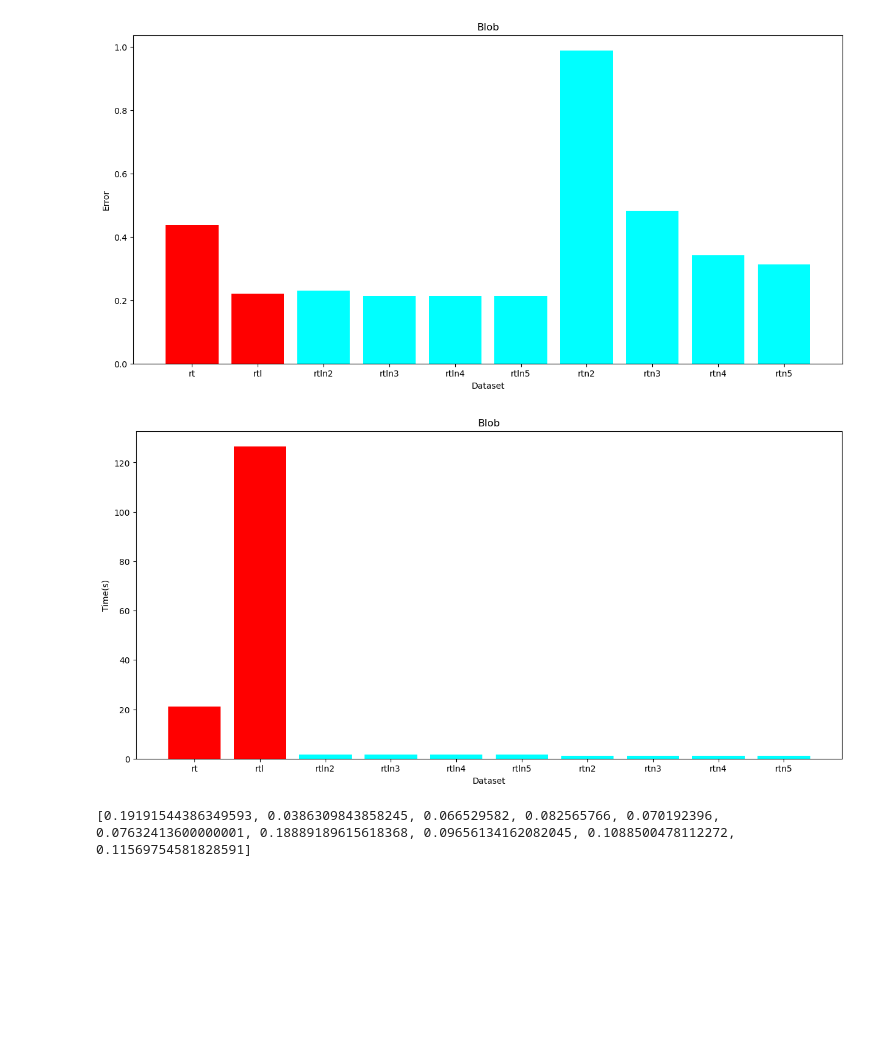
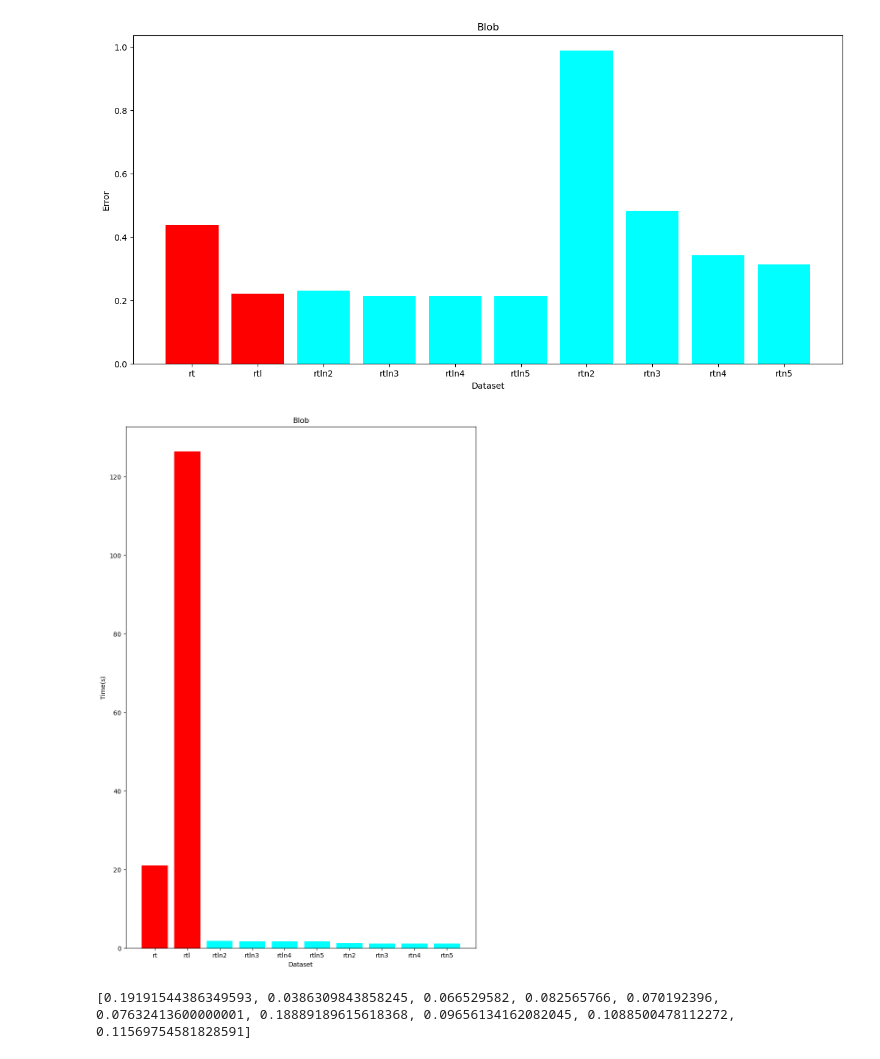
Before and after one commit to banpeter/NBRT, a Jupyter notebook: results.ipynb, the cells around one changed output. Saved outputs shown, nothing was run; the diff lists cells and outputs as text; code cells hidden in the pictures; blank space fills up the shorter version.

```diff
--- a/results.ipynb
+++ b/results.ipynb
@@ -212,30 +212,30 @@ plt.show()
 # %% [output]
 [figure]
 # %%
-plt.rcParams["figure.figsize"] = (15,7)
+plt.rcParams["figure.figsize"] = (10,15)
 
 data = [times[0][0],times[1][0]]
 
 
 for i in times[2:]:
 
     for j in i[0]:
         data.append(j)
 
 
 #print(house_data)
 #plt.bar(["rt","rtl","rtln2","rtln3","rtln4","rtln5","rtn2","rtn3","rtn4","rtn4","rtlni2","rtlni3","rtlni4","rtlni5"],data,color=['red', 'red', 'cyan', 'cyan', 'cyan','cyan', 'cyan', 'cyan', 'cyan', 'cyan','cyan', 'cyan','cyan','cyan'])
 plt.bar(["rt","rtl","rtln2","rtln3","rtln4","rtln5","rtn2","rtn3","rtn4","rtn5"],data,color=['red', 'red', 'cyan', 'cyan', 'cyan','cyan', 'cyan', 'cyan', 'cyan', 'cyan'])
-plt.savefig('D:\egyetem\I.kutatás\clob_time.png')
+plt.savefig('clob_time.png')
 
 
 plt.xlabel("Dataset")
 plt.ylabel("Time(s)")
 plt.title("Blob")
 
 plt.show()
 # %% [output]
-[figure, old version]
+[figure, new version]
 # %%
 plt.rcParams["figure.figsize"] = (15,7)
 
```
Also changed, not shown: parts of 7 cells of this notebook, 20 other files.
